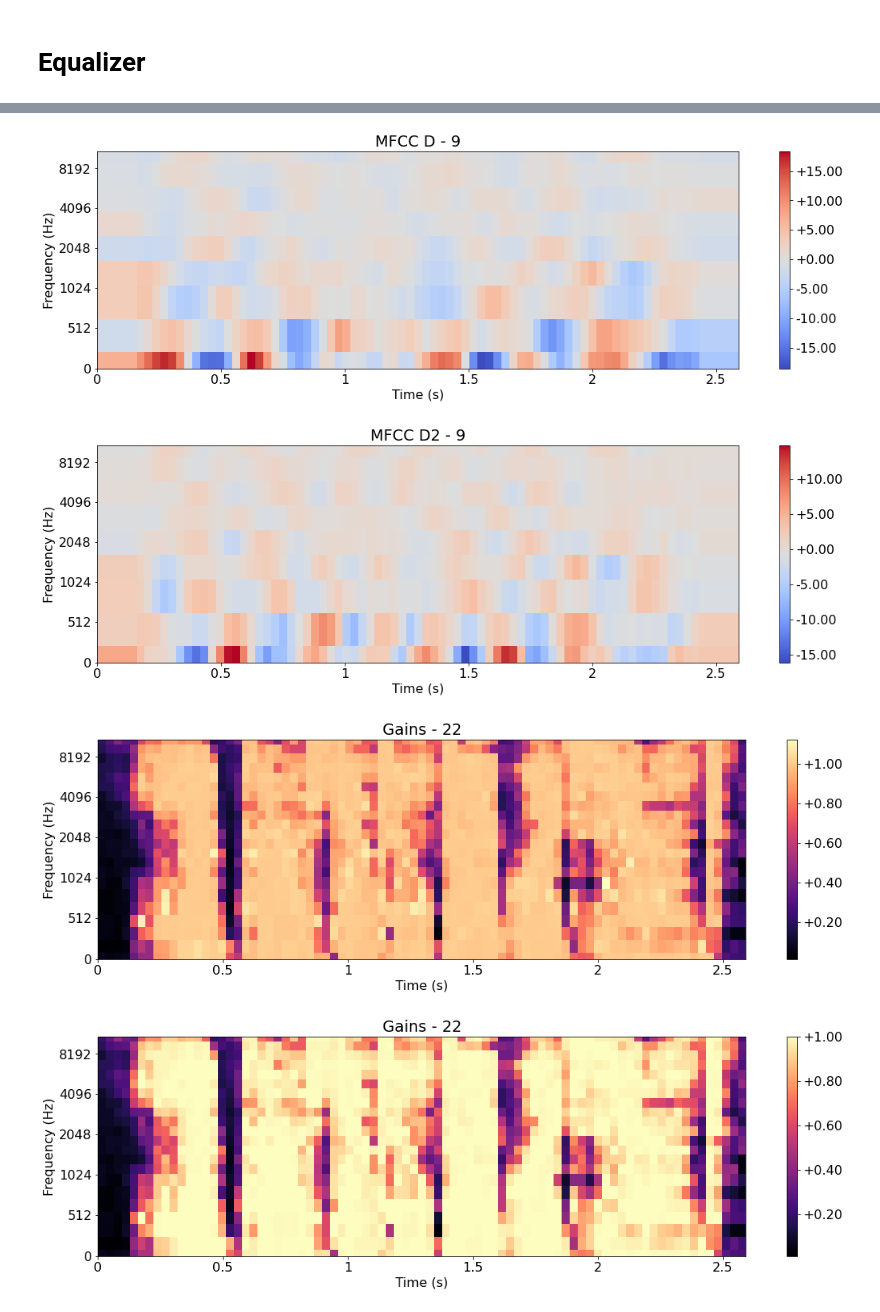
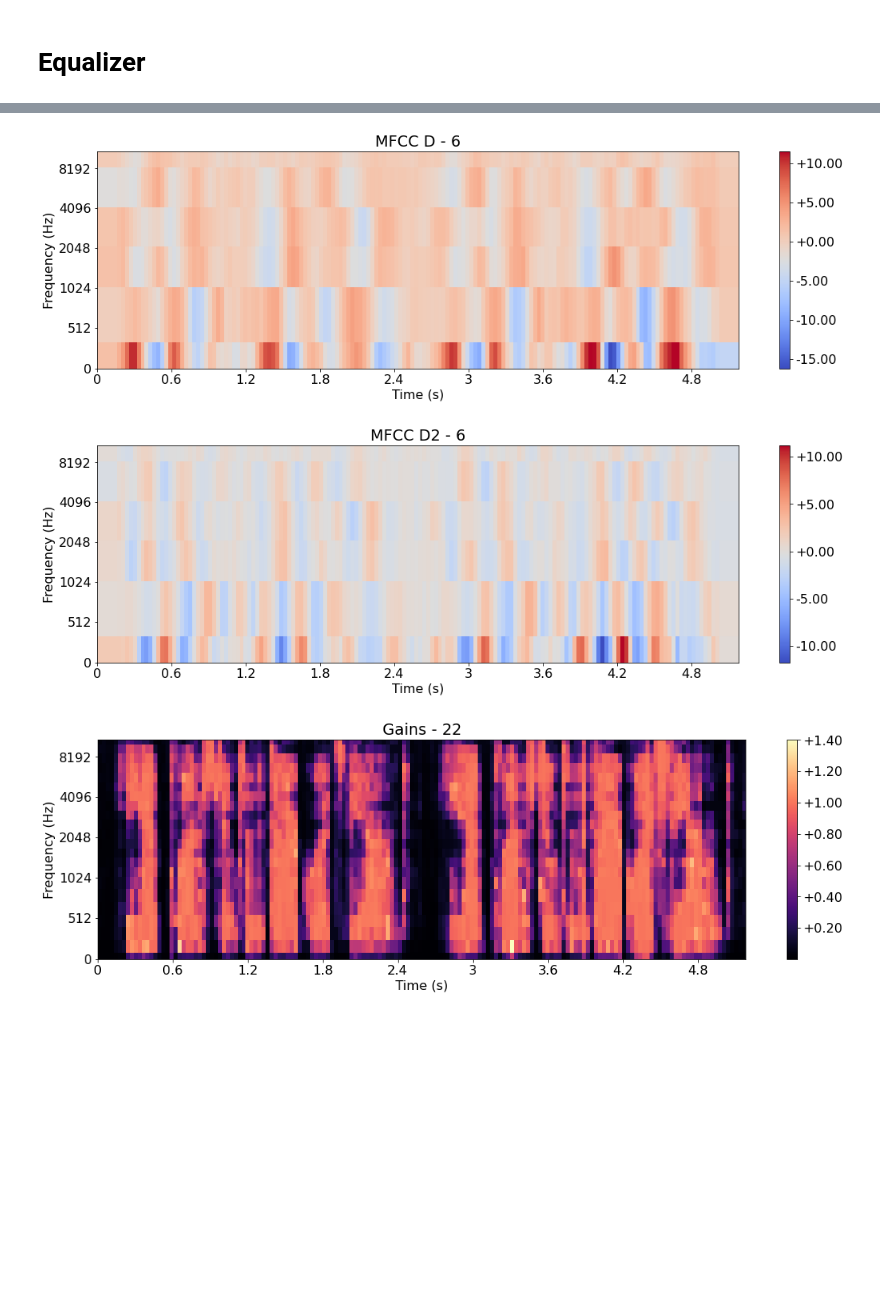
Before and after one commit to abish7643/Speech-Enhancement-Model, a Jupyter notebook: Prototyping/Generate Dataset.ipynb, the cells around one changed output, grey strips where cells are left out. Drawn from its saved outputs; the diff is of its cells as text; code cells hidden in the pictures; blank space fills up the shorter version.

```diff
--- a/Prototyping/Generate Dataset.ipynb
+++ b/Prototyping/Generate Dataset.ipynb
@@ -53,15 +56,15 @@ def get_melbands_gain(clean_speech_stft, noisy_speech_stft, melbands=22):
 
     return gains_speech
 
-def get_features(clean_speech, noisy_speech, melbands=22):
+def get_features(clean_speech, noisy_speech, melbands=22, delta_melbands=9):
 
     # Extract MFCC & Relative Derivatives
     noisy_speech_stft = audio_utils.stft(noisy_speech)
     noisy_speech_mfcc = audio_utils.get_mfccs_from_spectrogram(noisy_speech_stft,
-                                                               number_of_melbands=22)
+                                                               number_of_melbands=melbands)
     noisy_speech_mfcc_delta, \
     noisy_speech_mfcc_delta2 = audio_utils.get_mfccs_delta(noisy_speech_mfcc,
-                                                           number_of_melbands=9)
+                                                           number_of_melbands=delta_melbands)
 
     # Extract Spectral Centroid & Bandwidth
     noisy_speech_spec_centroid = audio_utils.get_spectral_centroid(audio_stft=noisy_speech_stft)
@@ -82,7 +85,7 @@ frame_length = 1024
 hop_length = 512
 window_length = 1024
 window_function = "vorbis"
-number_of_melbands = 22
+number_of_melbands = 28
 number_of_features = 42
 
 snr_req = [-5, 0, 5]
@@ -257,8 +224,20 @@ ipd.Audio(noisy_speech, rate=16000)
 # %%
+# Create Noisy Speech
+
+speech_file = "Audio Samples/Female_Speech.WAV"
+noise_file = "Dataset Structure/Dataset/Noise/Selected/Combined/engine.wav"
+
+speech = audio_utils.load_audiofile(speech_file)
+speech = np.concatenate((speech, speech))
+noise = audio_utils.load_audiofile(noise_file)[:len(speech)]
+
+noisy_speech = add_noise_speech(speech, noise, snr=-30)
+
 # Generate Features
 mfcc, mfcc_d, mfcc_d2, \
 spec_centroid, spec_bandwidth, gains = get_features(clean_speech=speech,
-                                                    noisy_speech=noisy_speech)
+                                                    noisy_speech=noisy_speech,
+                                                    melbands=22, delta_melbands=6)
 
 def plot_feature(feature, sr=16000, title=""):
     plt.figure(figsize=(18, 5))
@@ -277,7 +256,15 @@ plot_feature(gains, title="Gains")
 
 # Clipped Gains
 # print(np.max(gains))
-gains = np.clip(gains, 0, 1)
+# gains = np.clip(gains, 0, 1)
 
-plot_feature(gains, title="Gains")
+# plot_feature(gains, title="Gains")
+
+gains = gains.transpose()
+
+# import python_speech_features
+# asg, gains_1 = python_speech_features.fbank(noisy_speech,
+#                                           samplerate=16000, nfilt=22,
+#                                           winlen=0.032,winstep=0.032, nfft=1024)
+# gains_sf = asg.T
 # %% [output]
@@ -285,4 +272,3 @@ plot_feature(gains, title="Gains")
-[figure, old version]
+[figure, new version]
-[figure, old version]
+[figure, new version]
-[figure, old version]
+[figure, new version]
-[figure, removed]
```
Also changed, not shown: parts of 12 cells of this notebook.
